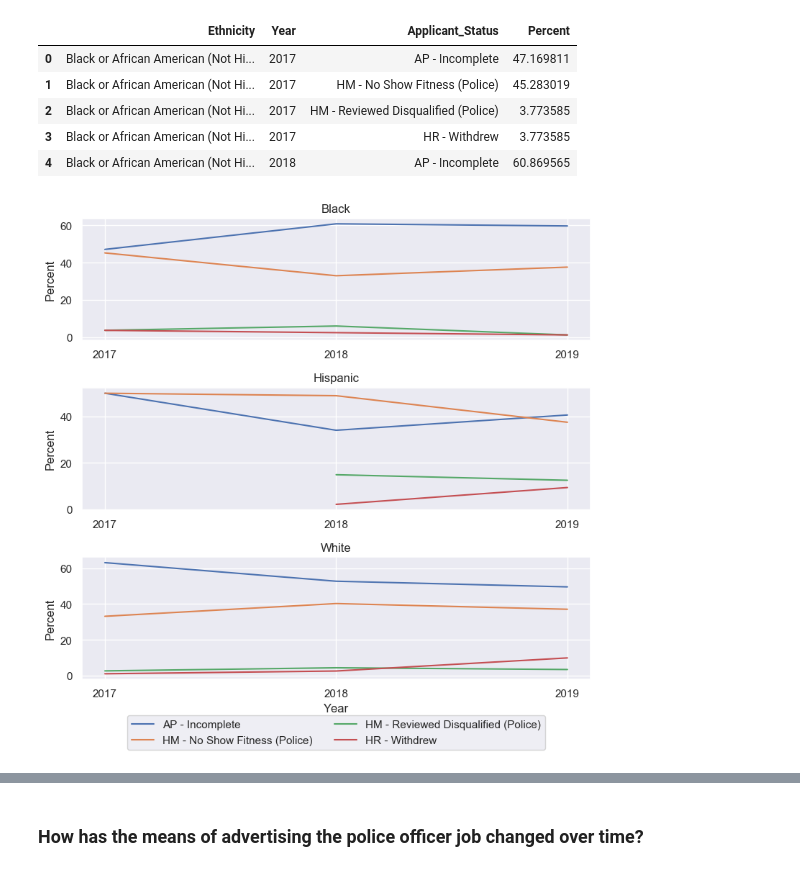
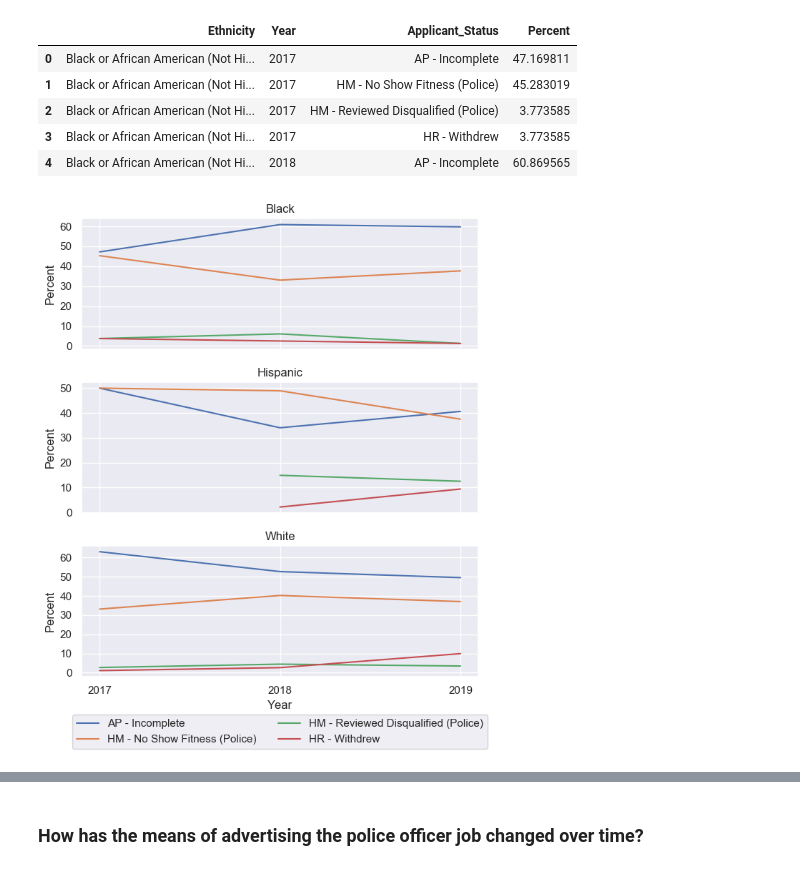
Before and after one commit to mrkjhsn/South-Bend-Police-Department-Recruitment, a Jupyter notebook: south_bend_police_recruitment.ipynb, the cells around one changed output, grey strips where cells are left out. Drawn from its saved outputs; the diff is of its cells as text; code cells hidden in the pictures.

```diff
--- a/south_bend_police_recruitment.ipynb
+++ b/south_bend_police_recruitment.ipynb
@@ -96,7 +167,7 @@ ethnicity_count_year = app_status_by_ethnicity.groupby(['Ethnicity', 'Year'])['E
 # %%
 fig, axes = plt.subplots()
-sns.set(rc={'figure.figsize':(8,6)})
-sns.set_context('talk')
+sns.set(rc={'figure.figsize':(8,5)})
+sns.set_context('notebook')
 
 sns.lineplot(x="Year", \
              y="count",
@@ -297,8 +382,10 @@ ethnicity_status_year_percent.head()
 | 3 | Black or African American (Not Hi... | 2017 | HR - Withdrew | 3.773585 |
 | 4 | Black or African American (Not Hi... | 2018 | AP - Incomplete | 60.869565 |
 # %%
-fig, axes = plt.subplots(nrows=3, ncols=1)
-sns.set(rc={'figure.figsize':(8,8)})
+fig, axes = plt.subplots(nrows=3, ncols=1, sharex='col')
+
+
+sns.set(rc={'figure.figsize':(6.5,8)})
 sns.set_context('notebook')
 
 black = sns.lineplot(x="Year", \
@@ -309,34 +396,40 @@ black = sns.lineplot(x="Year", \
             legend=False)
 
 black.xaxis.set_major_locator(ticker.MultipleLocator())
+black.yaxis.set_major_locator(ticker.MultipleLocator(10))
+
 black.set_title('Black')
 black.set_xlabel('')
 
 hispanic = sns.lineplot(x="Year", \
              y="Percent",
              hue="Applicant_Status",
              data=ethnicity_status_year_percent[ethnicity_status_year_percent['Ethnicity'] == 'Hispanic or Latino'],
              ax=axes[1],
             legend=False)
 
 hispanic.xaxis.set_major_locator(ticker.MultipleLocator())
+hispanic.yaxis.set_major_locator(ticker.MultipleLocator(10))
+
 hispanic.set_title('Hispanic')
 hispanic.set_xlabel('')
 
 white = sns.lineplot(x="Year", \
              y="Percent",
              hue="Applicant_Status",
              data=ethnicity_status_year_percent[ethnicity_status_year_percent['Ethnicity'].str.contains('White')],
              ax=axes[2],
             legend='full')
 
 white.xaxis.set_major_locator(ticker.MultipleLocator())
+white.yaxis.set_major_locator(ticker.MultipleLocator(10))
+
 white.set_title('White')
 
 handles, labels = white.get_legend_handles_labels()
 white.legend(handles=handles[1:], labels=labels[1:], loc='upper center', bbox_to_anchor=(0.5, -0.25), ncol=2)
 
 plt.tight_layout()
 plt.savefig('visualizations/applicant_status_by_ethnicity_over_time.png')
 # %% [output]
-[figure, old version]
+[figure, new version]
```
Also changed, not shown: parts of 17 cells of this notebook.
